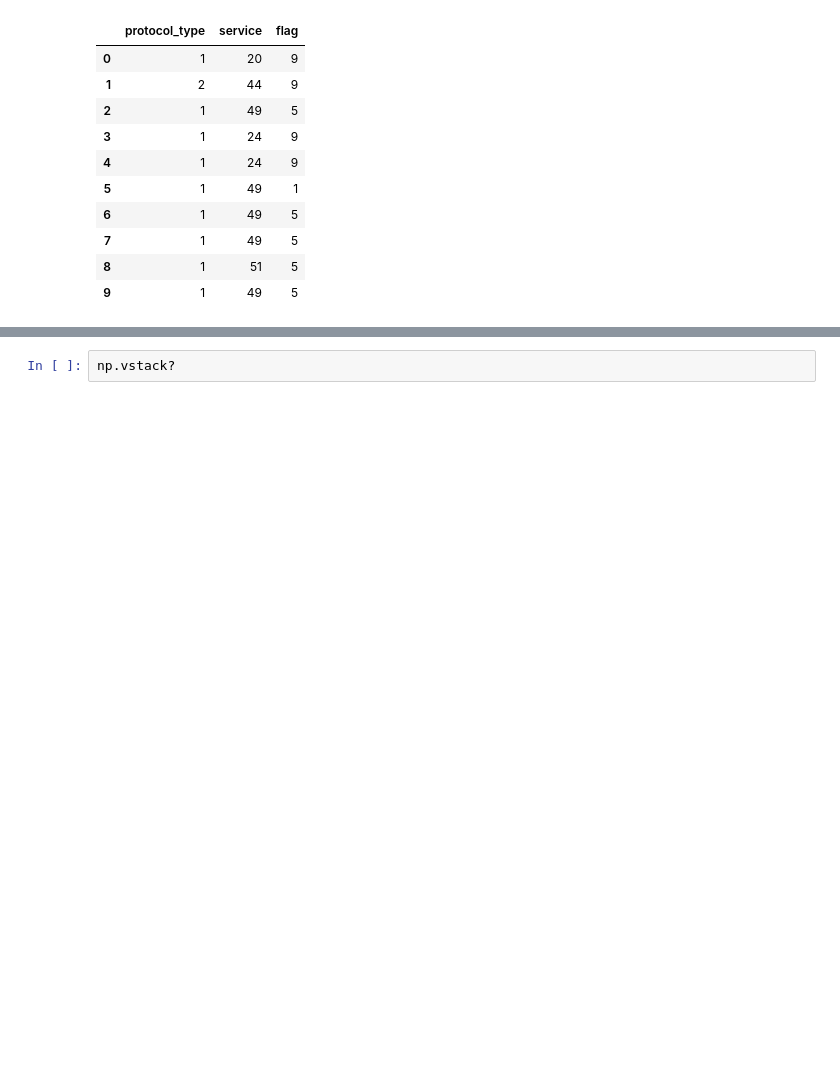
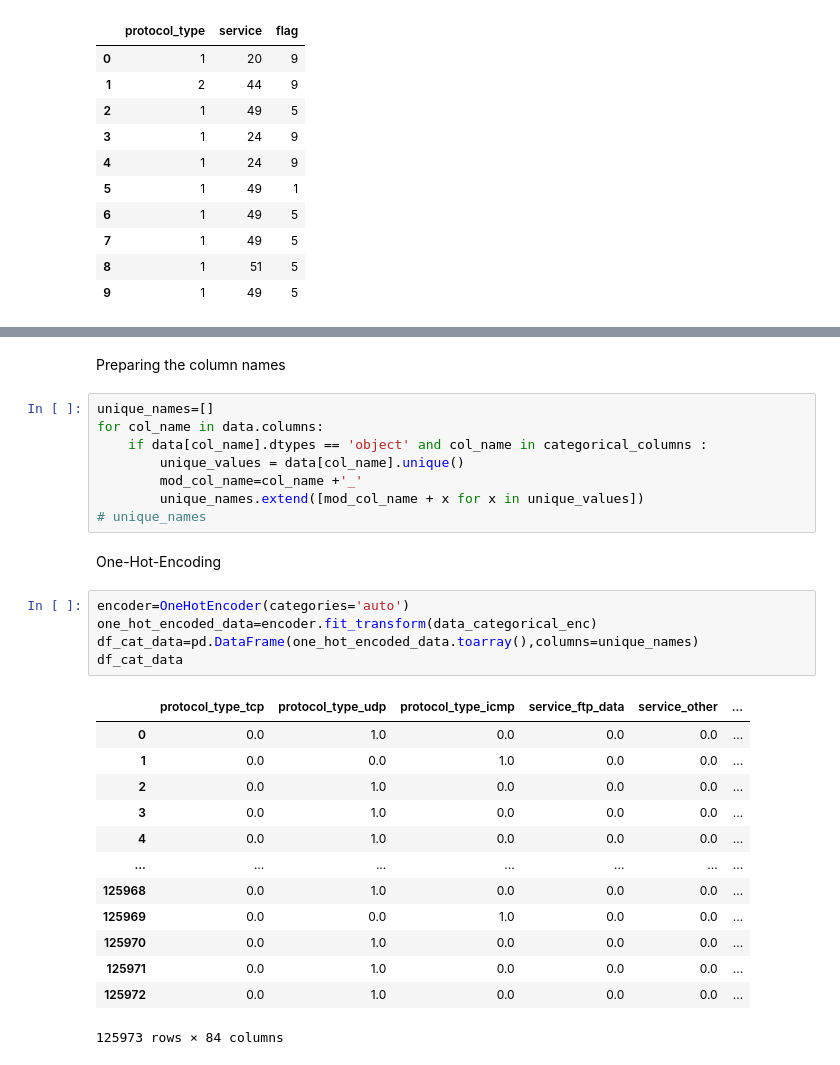
Before and after one commit to sidd-2203/Intrusion-Detection, a Jupyter notebook: IntrusionDetectionPractise.ipynb, the cells around one changed output, grey strips where cells are left out. Saved outputs shown, nothing was run; the diff lists cells and outputs as text; blank space fills up the shorter version.

```diff
--- a/IntrusionDetectionPractise.ipynb
+++ b/IntrusionDetectionPractise.ipynb
@@ -92,2 +89,31 @@ ValueError: ignored
-# %%
-np.vstack?
+# %% [markdown]
+Preparing the column names
+# %%
+unique_names=[]
+for col_name in data.columns:
+    if data[col_name].dtypes == 'object' and col_name in categorical_columns :
+        unique_values = data[col_name].unique()
+        mod_col_name=col_name +'_'
+        unique_names.extend([mod_col_name + x for x in unique_values])
+# unique_names
+# %% [markdown]
+One-Hot-Encoding
+# %%
+encoder=OneHotEncoder(categories='auto')
+one_hot_encoded_data=encoder.fit_transform(data_categorical_enc)
+df_cat_data=pd.DataFrame(one_hot_encoded_data.toarray(),columns=unique_names)
+df_cat_data
+# %% [output]
+|  | protocol_type_tcp | protocol_type_udp | protocol_type_icmp | service_ftp_data | service_other | ... |
+| 0 | 0.0 | 1.0 | 0.0 | 0.0 | 0.0 | ... |
+| 1 | 0.0 | 0.0 | 1.0 | 0.0 | 0.0 | ... |
+| 2 | 0.0 | 1.0 | 0.0 | 0.0 | 0.0 | ... |
+| 3 | 0.0 | 1.0 | 0.0 | 0.0 | 0.0 | ... |
+| 4 | 0.0 | 1.0 | 0.0 | 0.0 | 0.0 | ... |
+| ... | ... | ... | ... | ... | ... | ... |
+| 125968 | 0.0 | 1.0 | 0.0 | 0.0 | 0.0 | ... |
+| 125969 | 0.0 | 0.0 | 1.0 | 0.0 | 0.0 | ... |
+| 125970 | 0.0 | 1.0 | 0.0 | 0.0 | 0.0 | ... |
+| 125971 | 0.0 | 1.0 | 0.0 | 0.0 | 0.0 | ... |
+| 125972 | 0.0 | 1.0 | 0.0 | 0.0 | 0.0 | ... |
+125973 rows × 84 columns
```
Also changed, not shown: parts of 5 cells of this notebook.
